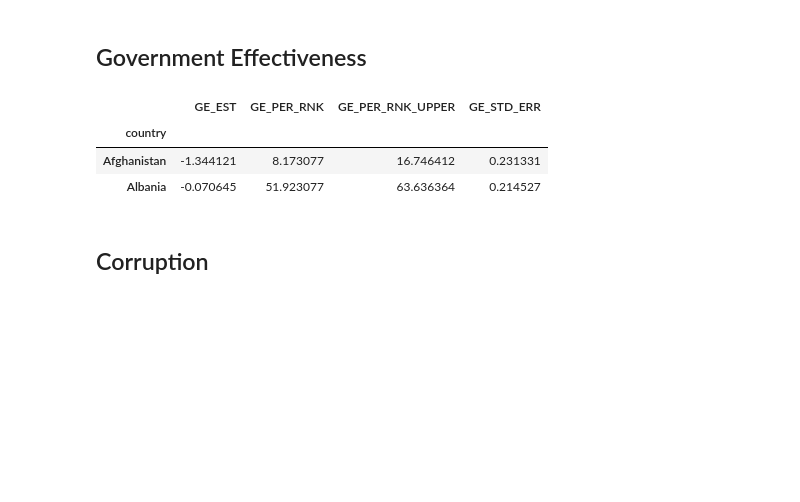
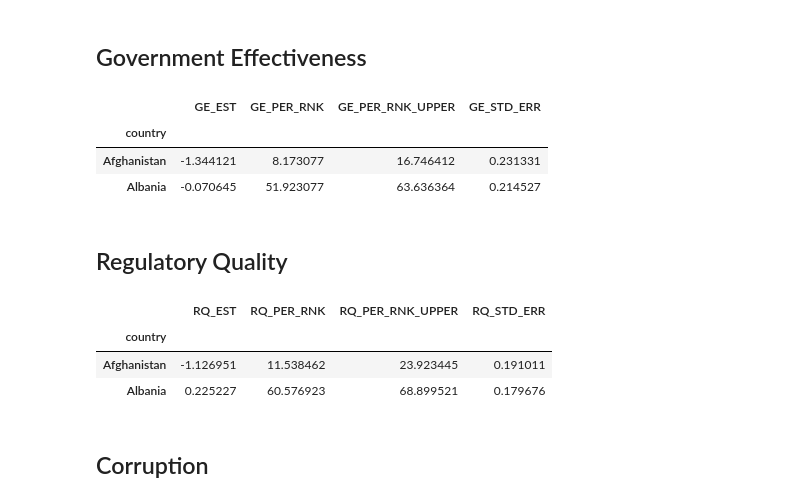
Before and after one commit to adrivsh/wb_social_transfers, a Jupyter notebook: social protection and governance analysis.ipynb, the cells around one changed output. Saved outputs shown, nothing was run; the diff lists cells and outputs as text; code cells hidden in the pictures; blank space fills up the shorter version.

```diff
--- a/social protection and governance analysis.ipynb
+++ b/social protection and governance analysis.ipynb
@@ -59,6 +59,16 @@ GE.head(2)
 | country |  |  |  |  |
 | Afghanistan | -1.344121 | 8.173077 | 16.746412 | 0.231331 |
 | Albania | -0.070645 | 51.923077 | 63.636364 | 0.214527 |
+# %% [markdown]
+## Regulatory Quality
+# %%
+RQ  = pd.read_csv('Datasets/WGI Regulatory Quality.csv',  encoding='utf-8', index_col=0)
+RQ.head(2)
+# %% [output]
+|  | RQ_EST | RQ_PER_RNK | RQ_PER_RNK_UPPER | RQ_STD_ERR |
+| country |  |  |  |  |
+| Afghanistan | -1.126951 | 11.538462 | 23.923445 | 0.191011 |
+| Albania | 0.225227 | 60.576923 | 68.899521 | 0.179676 |
 # %% [markdown]
 ## Corruption
 # %%
```
Also changed, not shown: parts of 3 cells of this notebook, 2 other files.
